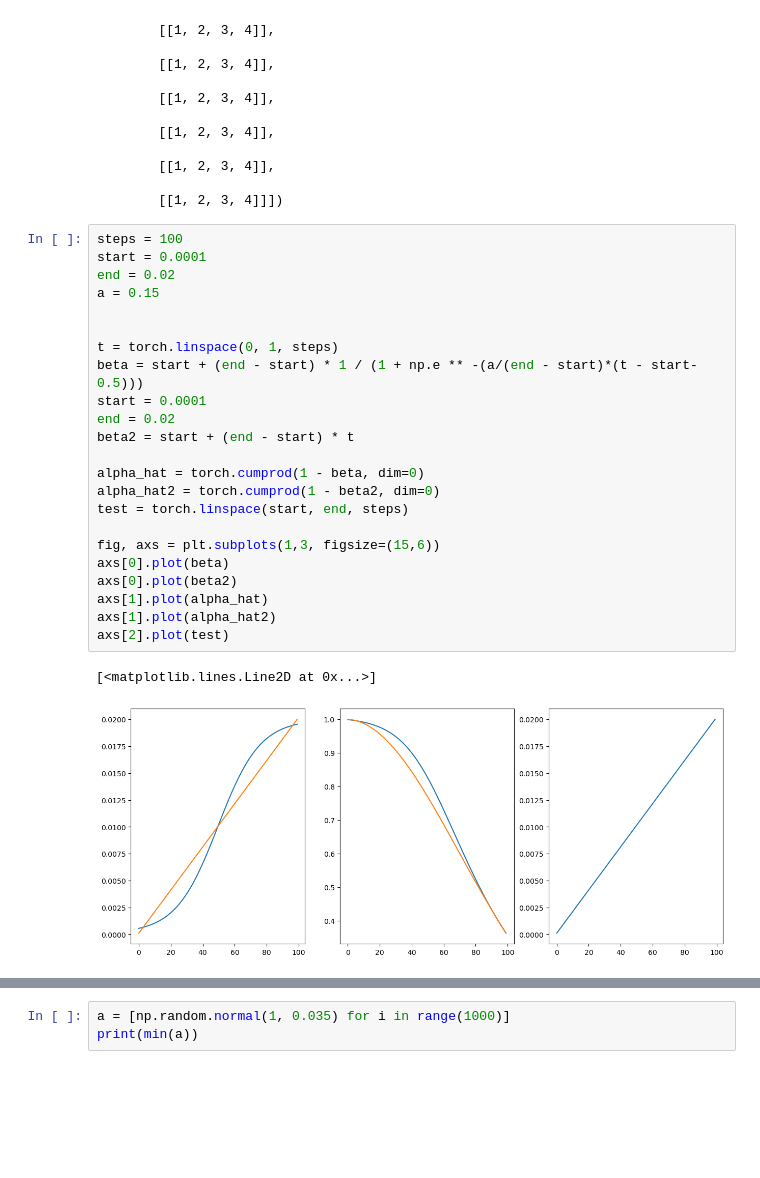
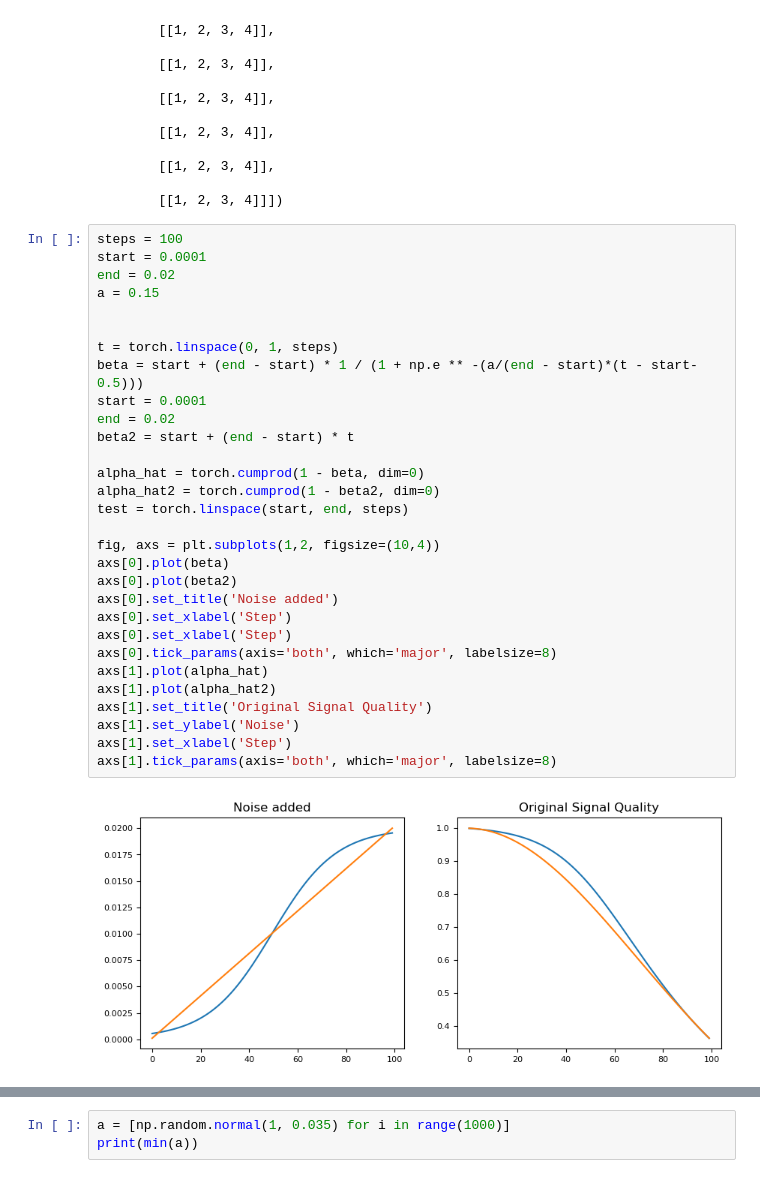
Before and after one commit to timowendner/AudioDiffusion, a Jupyter notebook: sinusoidal.ipynb, the cells around one changed output, grey strips where cells are left out. Cells and saved outputs as stored; diff of their text form; blank space fills up the shorter version.

```diff
--- a/sinusoidal.ipynb
+++ b/sinusoidal.ipynb
@@ -90,29 +90,35 @@ torch.Size([10, 1, 4]) tensor([[[1, 2, 3, 4]],
 # %%
 steps = 100
 start = 0.0001
 end = 0.02
 a = 0.15
 
 
 t = torch.linspace(0, 1, steps)
 beta = start + (end - start) * 1 / (1 + np.e ** -(a/(end - start)*(t - start-0.5)))
 start = 0.0001
 end = 0.02
 beta2 = start + (end - start) * t
 
 alpha_hat = torch.cumprod(1 - beta, dim=0)
 alpha_hat2 = torch.cumprod(1 - beta2, dim=0)
 test = torch.linspace(start, end, steps)
 
-fig, axs = plt.subplots(1,3, figsize=(15,6))
+fig, axs = plt.subplots(1,2, figsize=(10,4))
 axs[0].plot(beta)
 axs[0].plot(beta2)
+axs[0].set_title('Noise added')
+axs[0].set_xlabel('Step')
+axs[0].set_xlabel('Step')
+axs[0].tick_params(axis='both', which='major', labelsize=8)
 axs[1].plot(alpha_hat)
 axs[1].plot(alpha_hat2)
-axs[2].plot(test)
+axs[1].set_title('Original Signal Quality')
+axs[1].set_ylabel('Noise')
+axs[1].set_xlabel('Step')
+axs[1].tick_params(axis='both', which='major', labelsize=8)
 # %% [output]
-[<matplotlib.lines.Line2D at 0x...>]
-[figure, old version]
+[figure, new version]
 # %%
 class Diffusion(torch.nn.Module):
     def __init__(self, model, steps=1000, length=88200) -> None:
```
Also changed, not shown: parts of 1 cell of this notebook, 4 other files.
